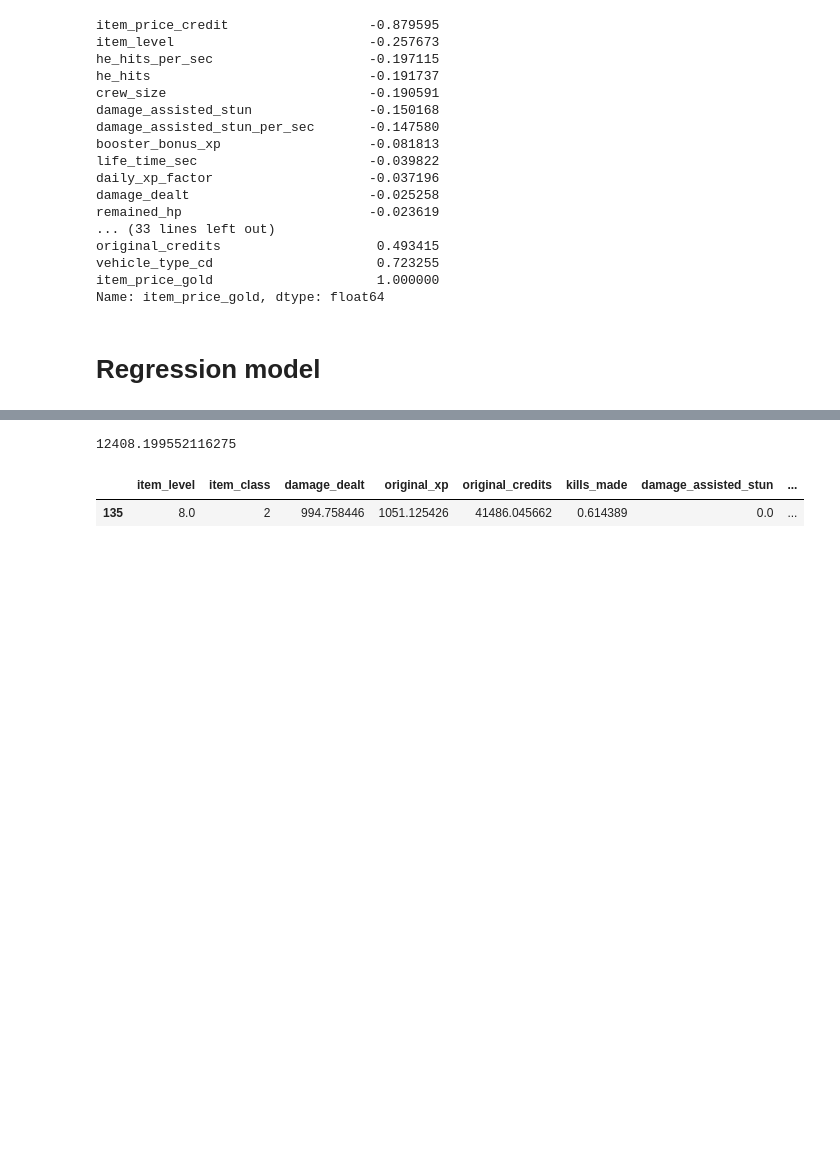
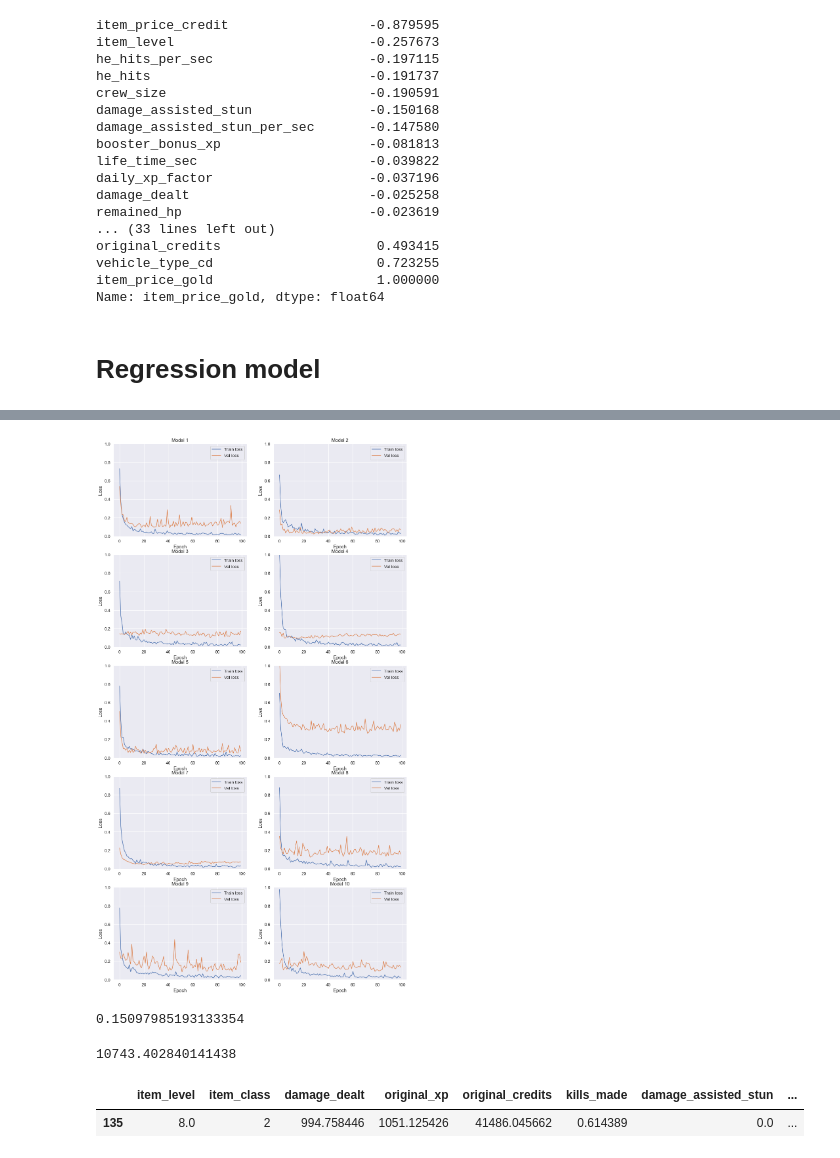
Before and after one commit to Egorka1/WG_Forge, a Jupyter notebook: WGProject.ipynb, the cells around one changed output, grey strips where cells are left out. Cells and saved outputs as stored; diff of their text form; code cells hidden in the pictures; blank space fills up the shorter version.

Commit message:
added visualizing for models

```diff
--- a/WGProject.ipynb
+++ b/WGProject.ipynb
@@ -705,16 +761,0 @@ normed_gold_dataset
-# %%
-def build_model():
-    model = keras.Sequential([
-        layers.Dense(128, activation='relu', input_shape=[len(features)]),
-        layers.Dense(64, activation='relu'),
-        layers.Dense(32, activation='relu'),
-        layers.Dropout(0.1),
-        layers.Dense(1)
-    ])
-
-    optimizer = tf.keras.optimizers.RMSprop(0.001)
-
-    model.compile(loss='mse',
-                  optimizer=optimizer,
-                  metrics=['mae','mse'])
-    return model
@@ -743,5 +762,2 @@ _________________________________________________________________
 # %%
 train_data, train_labels = np.array(normed_gold_dataset[features]), np.array(normed_gold_dataset[target_gold])
-# %%
-history = model.fit(x=train_data, y=train_labels,
-                    validation_split=0.1, epochs=200, shuffle=True)
@@ -807,4 +763,0 @@ plot_history(history)
-# %%
-loss, mae, mse = model.evaluate(train_data, train_labels)
-
-print("Testing set Mean Abs Error: {:5.2f} MPG".format(mae))
@@ -813,0 +764,15 @@ Testing set Mean Abs Error:  0.10 MPG
+# %%
+k = 10
+epochs = 100
+
+models = []
+for train_index, test_index in KFold(n_splits=k).split(train_data):
+    x_train, y_train = train_data[train_index], train_labels[train_index]
+    x_test, y_test = train_data[test_index], train_labels[test_index]
+
+    model = build_model()
+    history = model.fit(x_train, y_train,
+                        validation_data=(x_test, y_test),
+                        epochs=epochs, shuffle=True)
+    loss = model.evaluate(x_test, y_test)
+    models.append((model, history, loss))
@@ -814,14 +797,25 @@ Testing set Mean Abs Error:  0.10 MPG
+# %%
+plot_history(models)
+# %% [output]
+[figure, added]
+# %%
+mean_mse = get_mean_mse(models)
+mean_mse
+# %% [output]
+0.15097985193133354
 # %%
 #'item_level', 'item_class' 'damage_dealt', 'original_xp', 'original_credits', 'kills_made', 'damage_assisted_stun', 'he_hits', 'crew_size', 'hits', 'booster_bonus_credits'
 
 tank_params = [[8, 2, 994.758446, 1051.125426, 41486.045662, 0.614389, 0.0, 0.054945, 4.0, 5.207303, 2978.862081, 5]]
 
-x = gold_scaler.transform(tank_params)[:,:11]
-test_predictions = model.predict(x)
+best_model = get_best_model(models)
+
+x = gold_scaler.transform(tank_params)[:,:len(tank_params[0])-1]
+test_predictions = models[ind][0].predict(x)
 xx = np.concatenate((x[0], test_predictions[0]))
 gold_scaler.inverse_transform(xx)[-1]
 # %% [output]
-12408.199552116275
+10743.402840141438
 # %%
 res_data[res_data['vehicle_type_cd'] == 9217][features]
 # %% [output]
```
Also changed, not shown: parts of 10 cells of this notebook.
